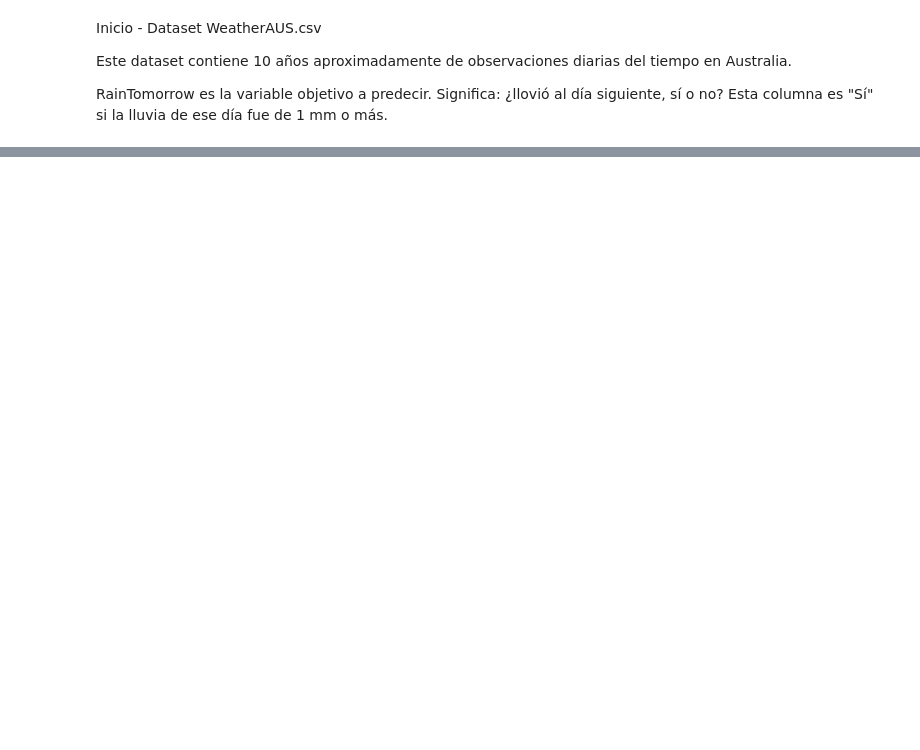
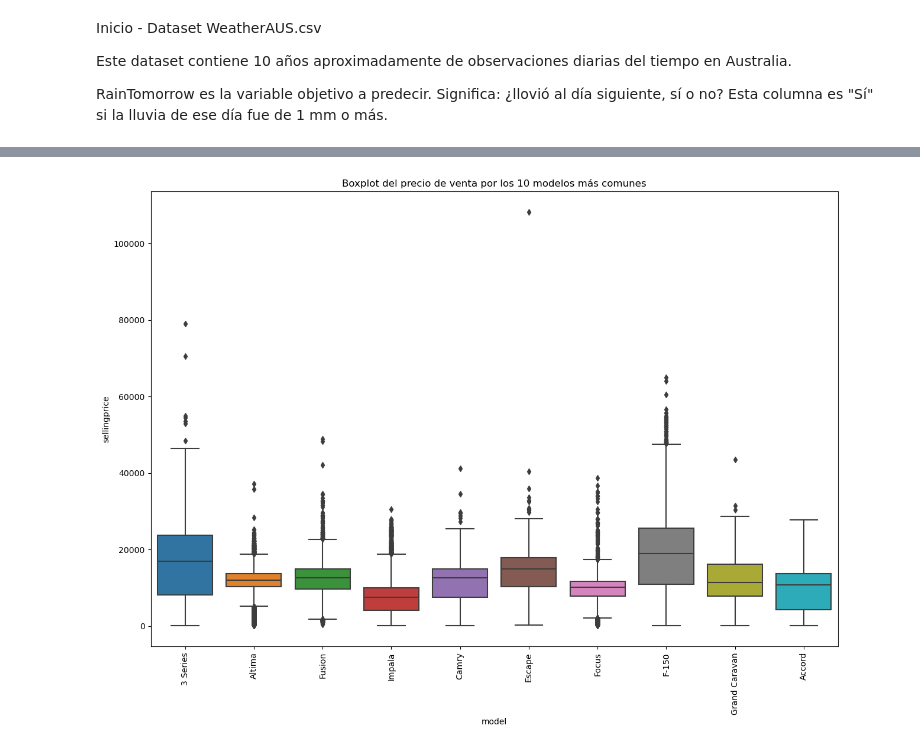
Before and after one commit to maxidom99/DataScience-CoderHouse, a Jupyter notebook: project.ipynb, the cells around one changed output, grey strips where cells are left out. Cells and saved outputs as stored; diff of their text form; code cells hidden in the pictures; blank space fills up the shorter version.

```diff
--- a/project.ipynb
+++ b/project.ipynb
@@ -23,0 +104,13 @@ df.describe()
+# %%
+# Filtrando los 15 modelos mas vendidos
+top_models = df['model'].value_counts().nlargest(10).index
+top_model_data = df[df['model'].isin(top_models)]
+# %%
+#Boxplot del precio de venta por modelo (mostrando solo los 10 modelos más comunes)
+plt.figure(figsize=(15, 10))
+sns.boxplot(x='model', y='sellingprice', data=top_model_data)
+plt.xticks(rotation=90)
+plt.title('Boxplot del precio de venta por los 10 modelos más comunes')
+plt.show()
+# %% [output]
+[figure, added]
```
Also changed, not shown: parts of 15 cells of this notebook, 1 other file.
